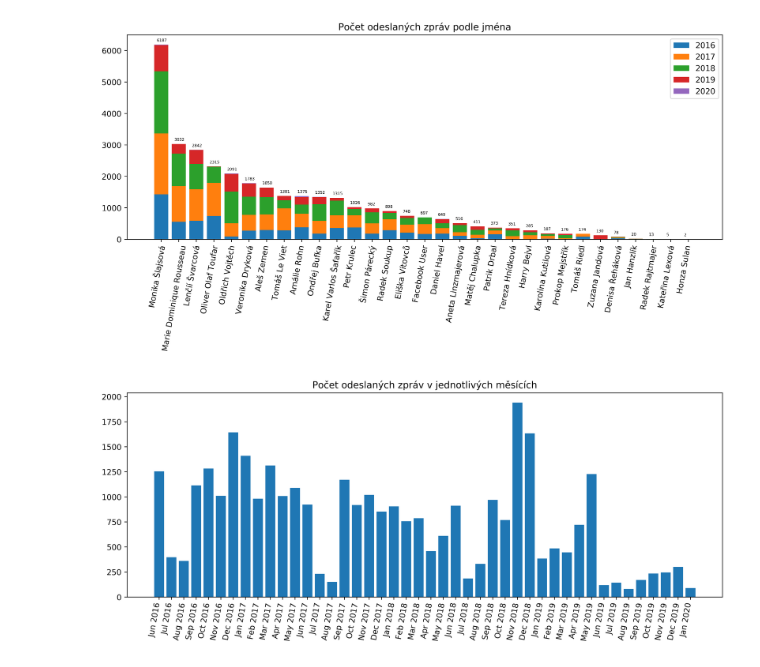
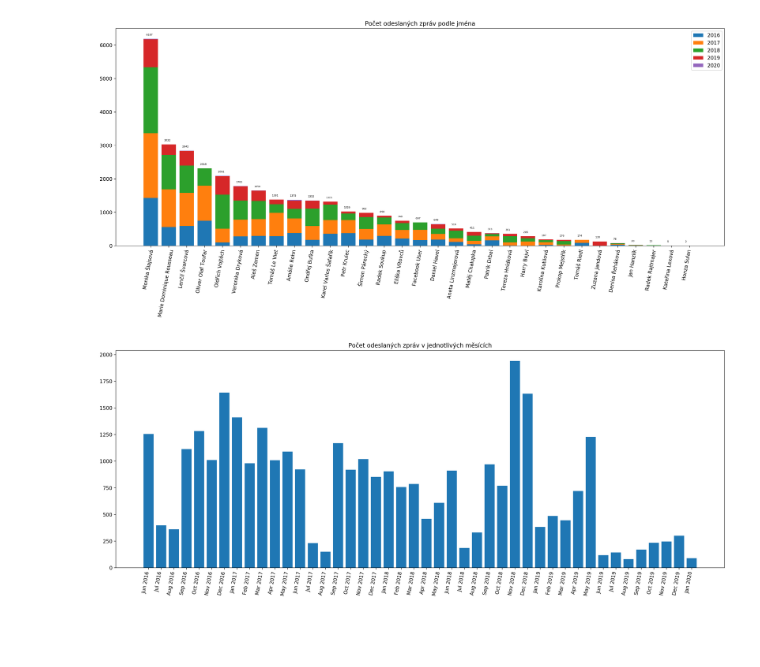
Before and after one commit to b4lldr/spolecenstvo-krabu, a Jupyter notebook: Data Visualization.ipynb, the cells around one changed output. Cells and saved outputs as stored; diff of their text form; code cells hidden in the pictures; blank space fills up the shorter version.

```diff
--- a/Data Visualization.ipynb
+++ b/Data Visualization.ipynb
@@ -51,37 +51,37 @@ for line in lines:
 file.close()
 
 # plotting
-fig = plt.figure(1, figsize=(30, 4.8), dpi=500)
+fig = plt.figure(1, figsize=(48, 8), dpi=200)
 chart1 = fig.add_subplot(121)
 
 ## bar creating
 plt.bar(names, mes_2016, label="2016")
 
 plt.bar(names, mes_2017, bottom=mes_2016, label="2017")
 
 tmp = list(map(lambda x,y: x+y, mes_2016,mes_2017))
 plt.bar(names, mes_2018, bottom=tmp, label="2018")
 
 tmp = list(map(lambda x,y: x+y, tmp,mes_2018))
 plt.bar(names, mes_2019, bottom=tmp, label="2019")
 
 tmp = list(map(lambda x,y: x+y, tmp,mes_2019))
 plt.bar(names, mes_2020, bottom=tmp, label="2020")
 
 ## plot info
 plt.title("Počet odeslaných zpráv podle jména")
 plt.xticks(rotation=80)
 plt.legend(loc="upper right")
 
 ### number of messages accurately in the plot
 for i, v in enumerate(mes_total):
     plt.text(i - 0.25, v + 100, str(v), fontsize=5)
 
-#plt.savefig('images/jmena.png', bbox_inches='tight')
+#plt.savefig('jmena.png', bbox_inches='tight')
 
 plt.show()
 # %% [output]
-[figure, old version]
+[figure, new version]
 # %%
 months = []
 mes_total = []
@@ -93,7 +93,7 @@ for line in lines:
     mes_total.append(int(line.split('\t')[0]))
 file.close()
 
-fig = plt.figure(1, figsize=(30, 4.8), dpi=500)
+fig = plt.figure(1, figsize=(48, 8), dpi=200)
 chart1 = fig.add_subplot(121)
 
 plt.bar(months, mes_total)
@@ -101,8 +101,8 @@ plt.bar(months, mes_total)
 plt.title("Počet odeslaných zpráv v jednotlivých měsících")
 plt.xticks(rotation=80)
 
-#plt.savefig('images/mesice.png', bbox_inches='tight')
+#plt.savefig('mesice.png', bbox_inches='tight')
 
 plt.show()
 # %% [output]
-[figure, old version]
+[figure, new version]
```
Also changed, not shown: 2 other files.
